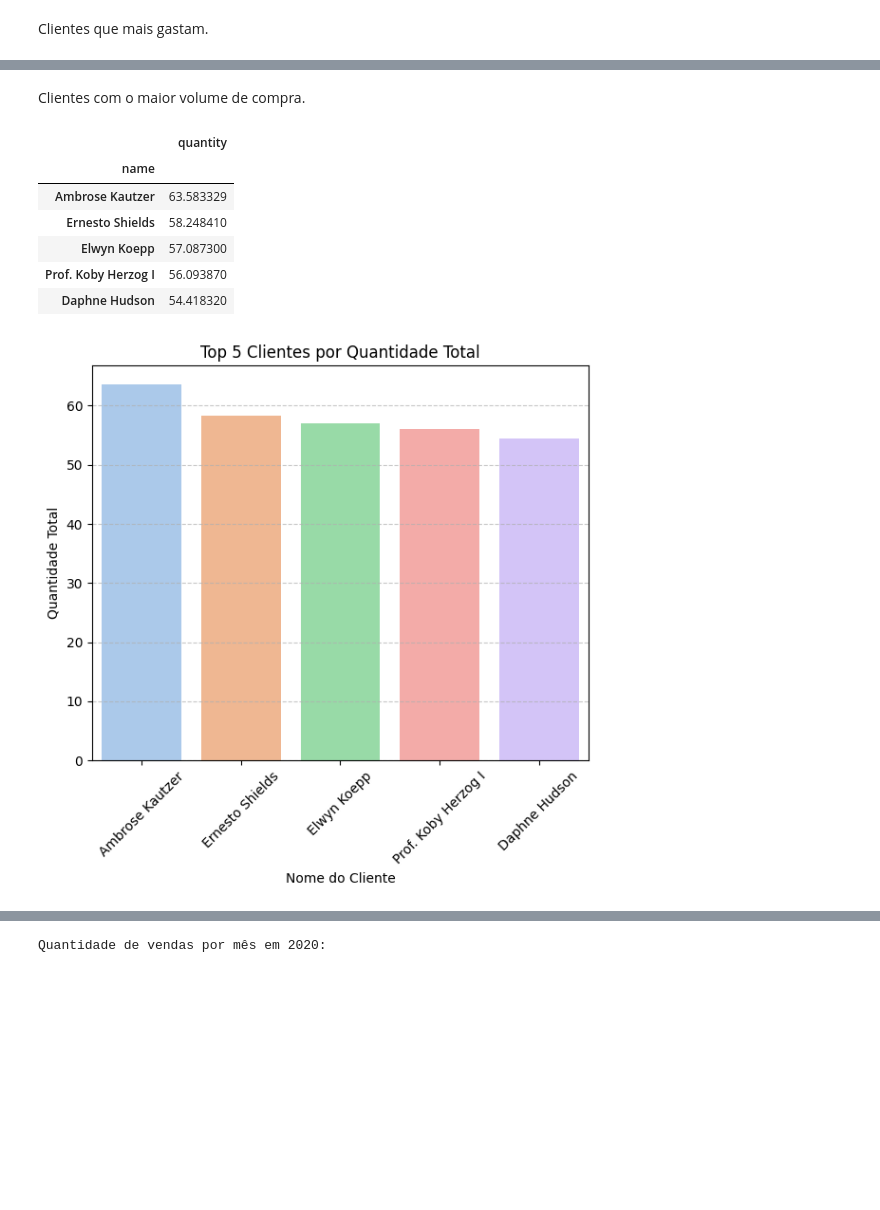
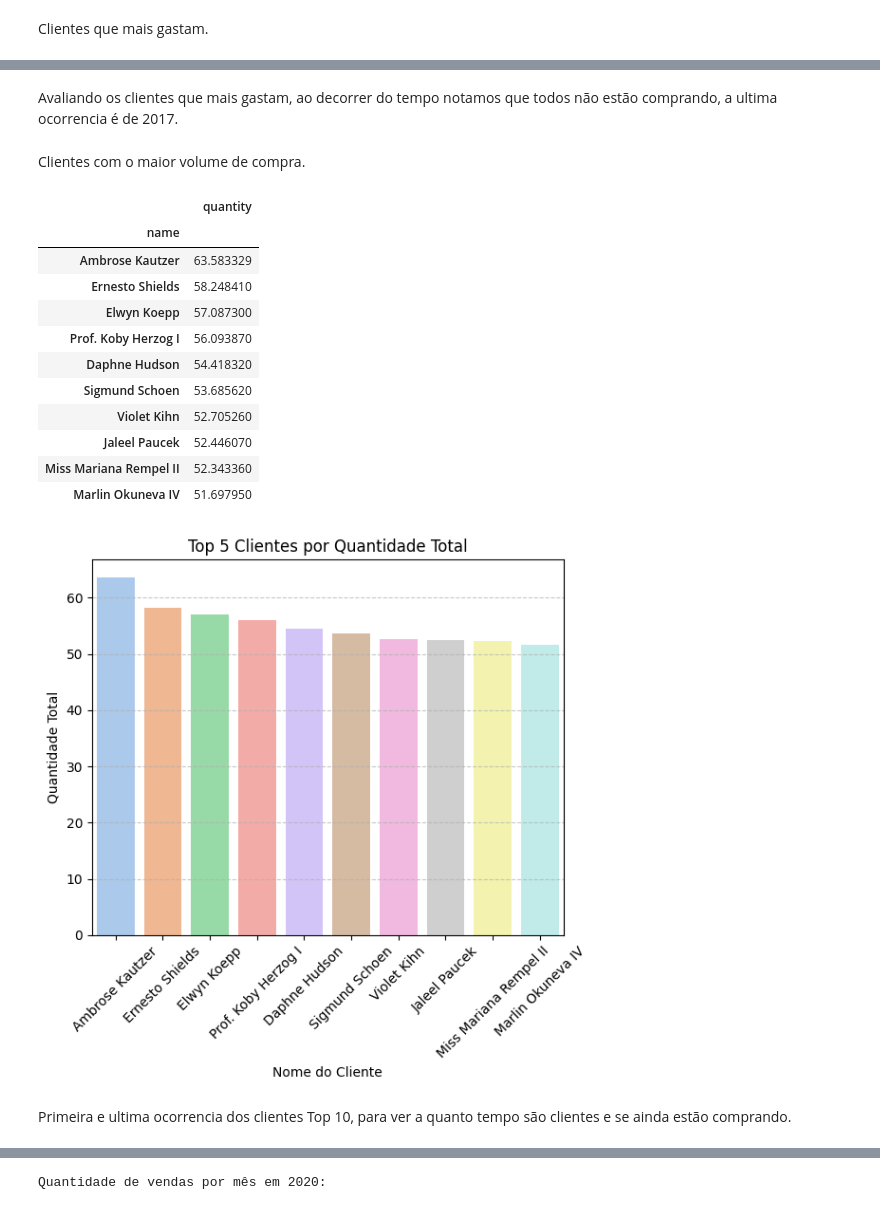
Before and after one commit to G0807/vendas-kaggle, a Jupyter notebook: vendasKaggle.ipynb, the cells around one changed output, grey strips where cells are left out. Saved outputs shown, nothing was run; the diff lists cells and outputs as text; code cells hidden in the pictures; blank space fills up the shorter version.

```diff
--- a/vendasKaggle.ipynb
+++ b/vendasKaggle.ipynb
@@ -365,25 +385,34 @@ Primeira Ocorrência de Cada Cliente:
 | Elwyn Koepp | 2017-10-24 06:37:03+00:00 |
+# %% [markdown]
+Avaliando os clientes que mais gastam, ao decorrer do tempo notamos que todos não estão comprando, a ultima ocorrencia é de 2017.
 # %% [markdown]
 Clientes com o maior volume de compra.
 # %%
-clintes_mais_compras = vendas_df[['name','quantity']].groupby('name').sum().sort_values(by='quantity', ascending=False).head(5)
+clintes_mais_compras = vendas_df[['name','quantity']].groupby('name').sum().sort_values(by='quantity', ascending=False).head(10)
 display(clintes_mais_compras)
 plt.figure(figsize=(6, 6))
 sns.barplot(x=clintes_mais_compras.index, y=clintes_mais_compras['quantity'], hue=clintes_mais_compras.index, palette='pastel', legend=False)
 plt.grid(axis='y', linestyle='--', alpha=0.7)
 plt.title('Top 5 Clientes por Quantidade Total')
 plt.xlabel('Nome do Cliente')
 plt.ylabel('Quantidade Total')
 plt.xticks(rotation=45)
 plt.tight_layout()
 plt.show()
 # %% [output]
 |  | quantity |
 | name |  |
 | Ambrose Kautzer | 63.583329 |
 | Ernesto Shields | 58.248410 |
 | Elwyn Koepp | 57.087300 |
 | Prof. Koby Herzog I | 56.093870 |
 | Daphne Hudson | 54.418320 |
+| Sigmund Schoen | 53.685620 |
+| Violet Kihn | 52.705260 |
+| Jaleel Paucek | 52.446070 |
+| Miss Mariana Rempel II | 52.343360 |
+| Marlin Okuneva IV | 51.697950 |
-[figure, old version]
+[figure, new version]
+# %% [markdown]
+Primeira e ultima ocorrencia dos clientes Top 10, para ver a quanto tempo são clientes e se ainda estão comprando.
 # %%
```
Also changed, not shown: parts of 29 cells of this notebook.
